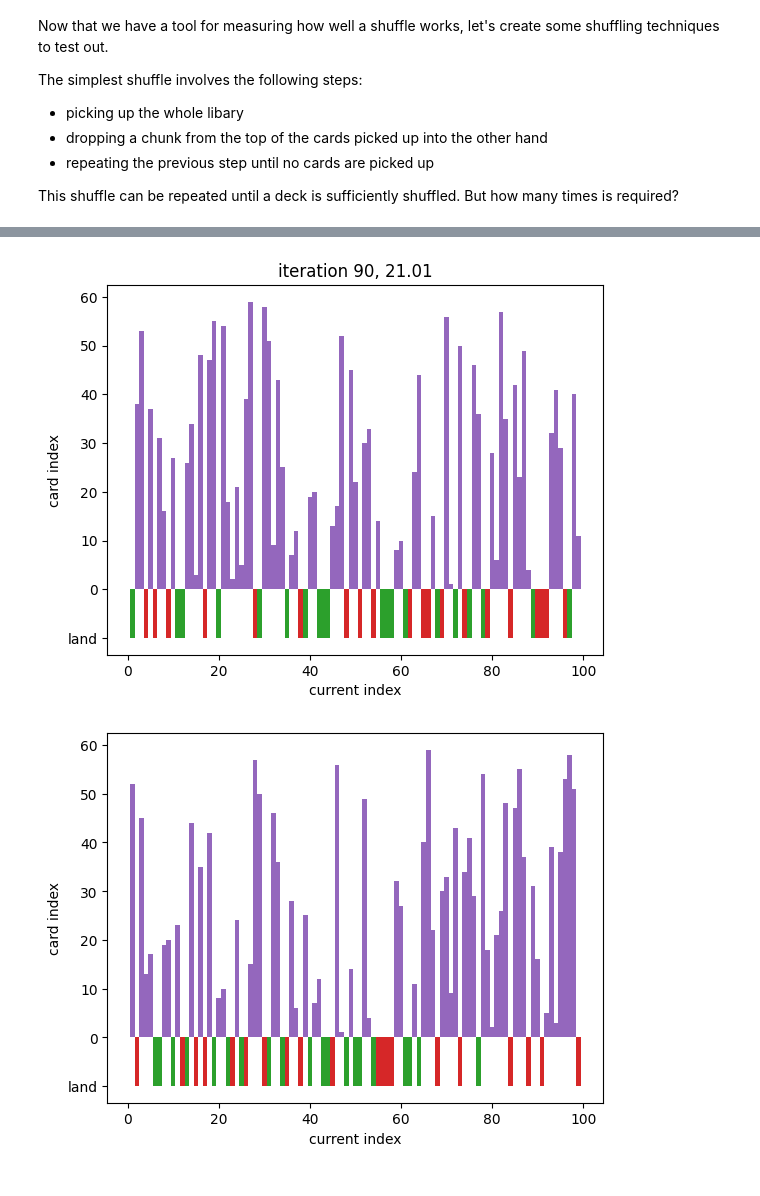
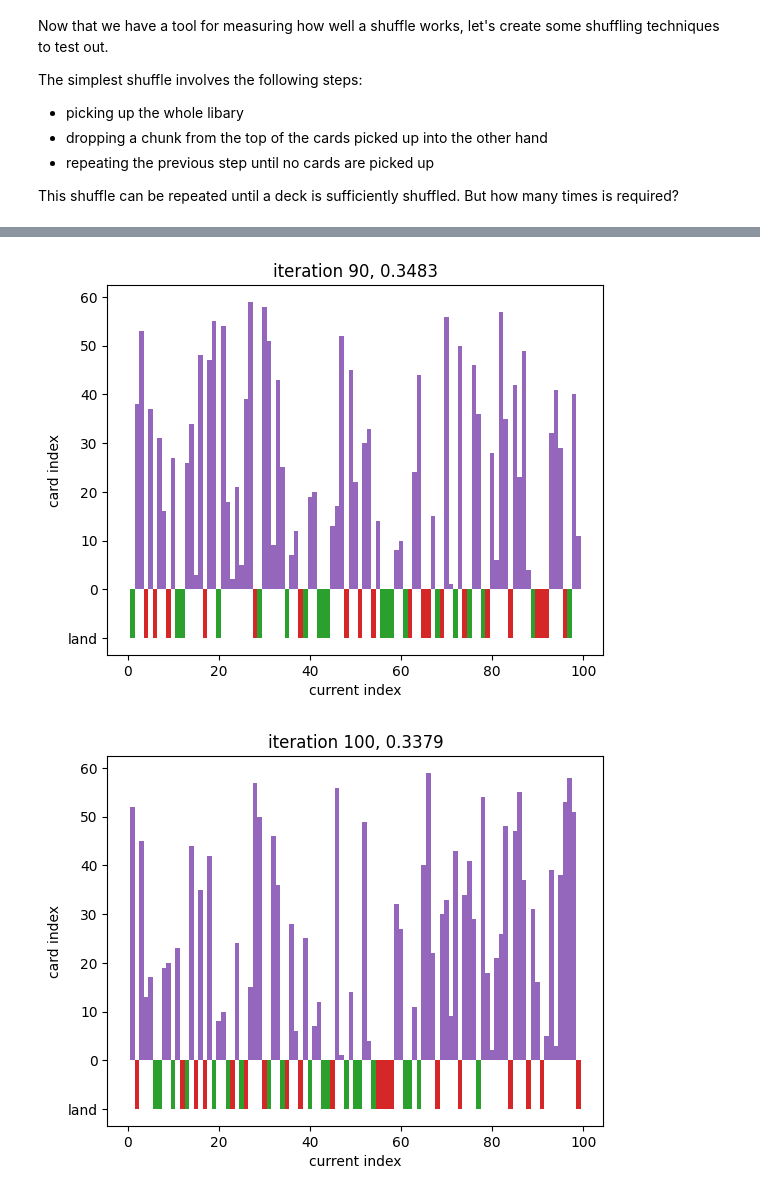
Before and after one commit to nouseforkeys/shuffle-visualisation, a Jupyter notebook: shuffle_visualisation.ipynb, the cells around one changed output, grey strips where cells are left out. Cells and saved outputs as stored; diff of their text form; code cells hidden in the pictures.

Commit message:
added boundary parameter to proximity score - clamps deltas above boundary so only changes that go from near-far produce a score

```diff
--- a/shuffle_visualisation.ipynb
+++ b/shuffle_visualisation.ipynb
@@ -95,7 +95,8 @@ One thing I think is important for a good shuffle is to move cards that were pre
 
 This metric attempts to quantify that by comparing how close 2 cards are in an original and current order across the whole deck.
 # %%
-def proximity_scores(original: list, current: list) -> list[float]:
+def proximity_scores(
+        original: list, current: list, boundary: int = 5) -> list[float]:
     """
     returns a score for each card.
 
@@ -108,6 +109,8 @@ def proximity_scores(original: list, current: list) -> list[float]:
     The score contribution for cards to basic lands is doubled to account for
     the contribution that would come from lands to cards. When summed this
     means all permutations are double counted.
+
+    Deltas are clamped so score is only impacted by near-far changes.
     """
     # apply a reduction factor to compensate for library size
     reduction_factor = len(original) ** 2
@@ -134,9 +137,9 @@ def proximity_scores(original: list, current: list) -> list[float]:
         # basic land is there is not important, only the proximity
         land_scores = []
         for colour, indecies in original_land_indecies.items():
-            o_deltas = np.sort(abs(np.array(indecies) - index))
-            c_deltas = np.sort(abs(
-                np.array(current_land_indecies[colour]) - current.index(card)))
+            o_deltas = np.clip(np.sort(abs(np.array(indecies) - index)), 0, boundary)
+            c_deltas = np.clip(np.sort(abs(
+                np.array(current_land_indecies[colour]) - current.index(card))), 0, boundary)
             deltas = abs(o_deltas - c_deltas)
             land_scores.append(sum(deltas))
 
@@ -155,9 +158,9 @@ def proximity_scores(original: list, current: list) -> list[float]:
             # skip this card and basic lands
             if other_card == card or not isinstance(other_card, int):
                 continue
-            original_delta = abs(index - other_index)
-            current_delta = abs(current.index(card) - current.index(other_card))
-            card_scores.append(min(abs(original_delta - current_delta), 10))
+            original_delta = min(abs(index - other_index), boundary)
+            current_delta = min(abs(current.index(card) - current.index(other_card)), boundary)
+            card_scores.append(abs(original_delta - current_delta))
 
         # card-land scores are double counted to include contribution from
         # land-card scores
@@ -166,9 +169,9 @@ def proximity_scores(original: list, current: list) -> list[float]:
 
     return scores
 
-def proximity(original: list, current: list) -> float:
+def proximity(original: list, current: list, boundary: int = 5) -> float:
     """computes a metric of how different the non-land card composition is"""
-    return np.nansum(proximity_scores(original, current))
+    return np.nansum(proximity_scores(original, current, boundary=boundary))
 # %% [markdown]
 Let's test this metric out using a smaller deck.
 # %%
@@ -257,9 +260,7 @@ visualise_basic_shuffle(random_order, 10)
 # %%
 shuffled = ordered_deck
-for seed in tqdm(range(100)):
+for seed in tqdm(range(101)):
     if seed % 10 == 0:
         visualise(shuffled, title=f'iteration {seed}, {proximity(ordered_deck, shuffled):.4g}')
     shuffled = basic_shuffle(shuffled, seed=seed)
-
-visualise(shuffled)
 # %% [output]
@@ -275,2 +276,2 @@ visualise(shuffled)
-[figure, old version]
+[figure, new version]
-[figure, old version]
+[figure, new version]
```
Also changed, not shown: parts of 3 cells of this notebook.
